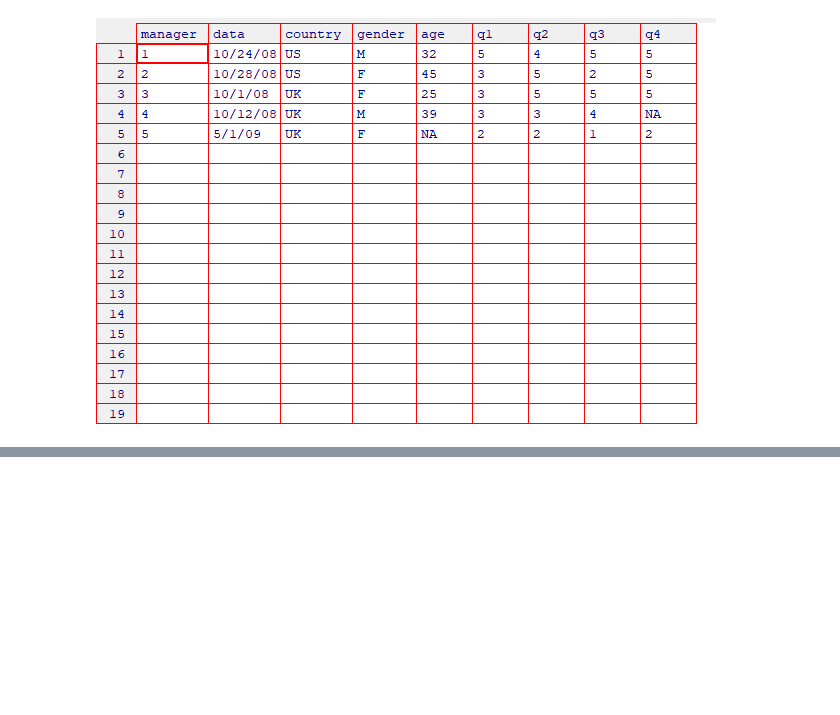
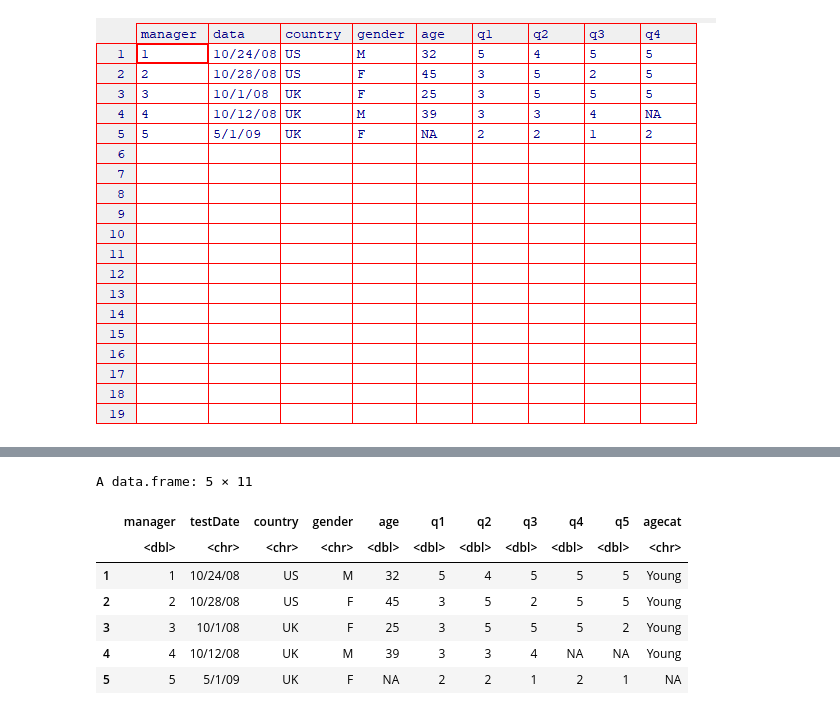
Before and after one commit to ruishuQU/R-IN-ACTION, a Jupyter notebook: code/ch04 基本数据管理.ipynb, the cells around one changed output, grey strips where cells are left out. Cells and saved outputs as stored; diff of their text form; code cells hidden in the pictures; blank space fills up the shorter version.

```diff
--- a/code/ch04 基本数据管理.ipynb
+++ b/code/ch04 基本数据管理.ipynb
@@ -101,0 +102,11 @@ str(leadership)
+# %%
+leadership
+# %% [output]
+A data.frame: 5 × 11
+|  | manager | testDate | country | gender | age | q1 | q2 | q3 | q4 | q5 | agecat |
+|  | <dbl> | <chr> | <chr> | <chr> | <dbl> | <dbl> | <dbl> | <dbl> | <dbl> | <dbl> | <chr> |
+| 1 | 1 | 10/24/08 | US | M | 32 | 5 | 4 | 5 | 5 | 5 | Young |
+| 2 | 2 | 10/28/08 | US | F | 45 | 3 | 5 | 2 | 5 | 5 | Young |
+| 3 | 3 | 10/1/08 | UK | F | 25 | 3 | 5 | 5 | 5 | 2 | Young |
+| 4 | 4 | 10/12/08 | UK | M | 39 | 3 | 3 | 4 | NA | NA | Young |
+| 5 | 5 | 5/1/09 | UK | F | NA | 2 | 2 | 1 | 2 | 1 | NA |
```
Also changed, not shown: parts of 7 cells of this notebook.
